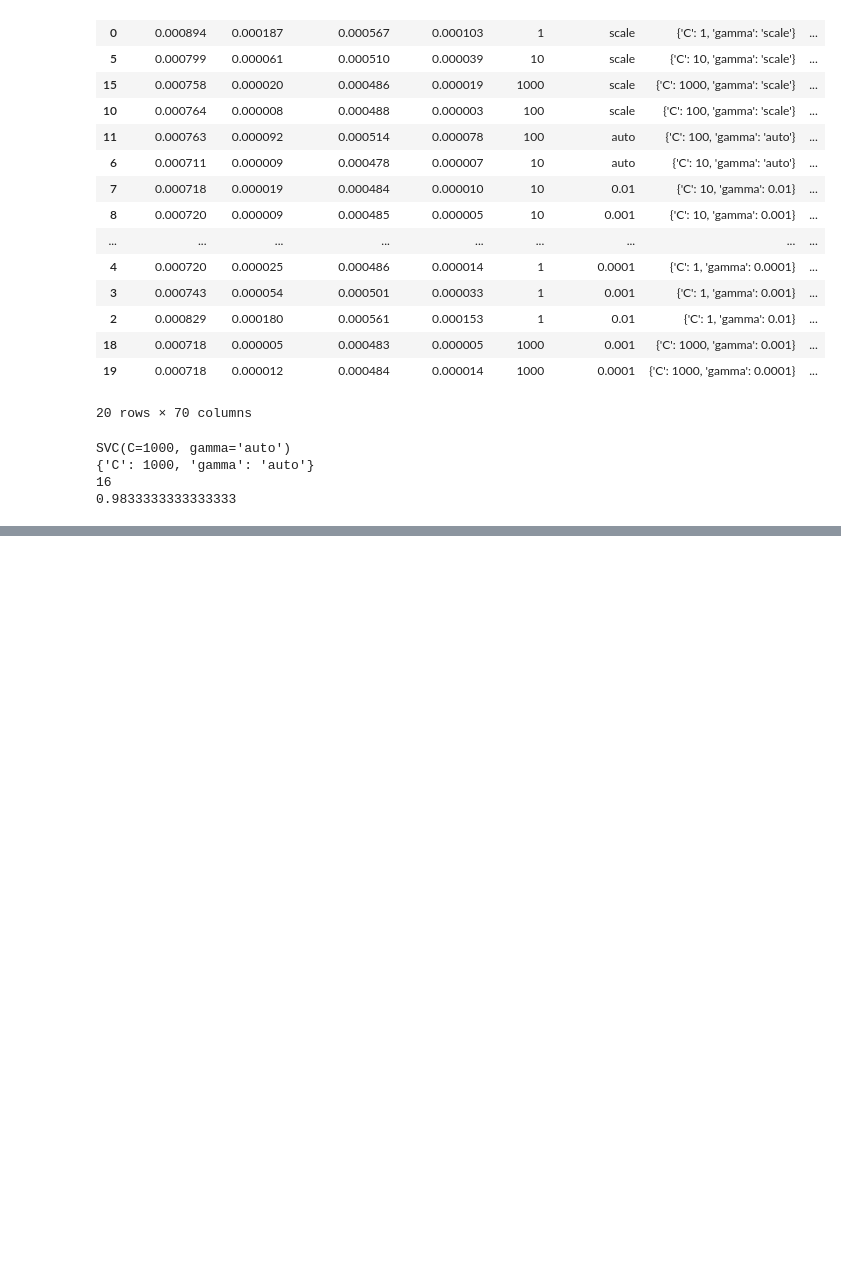
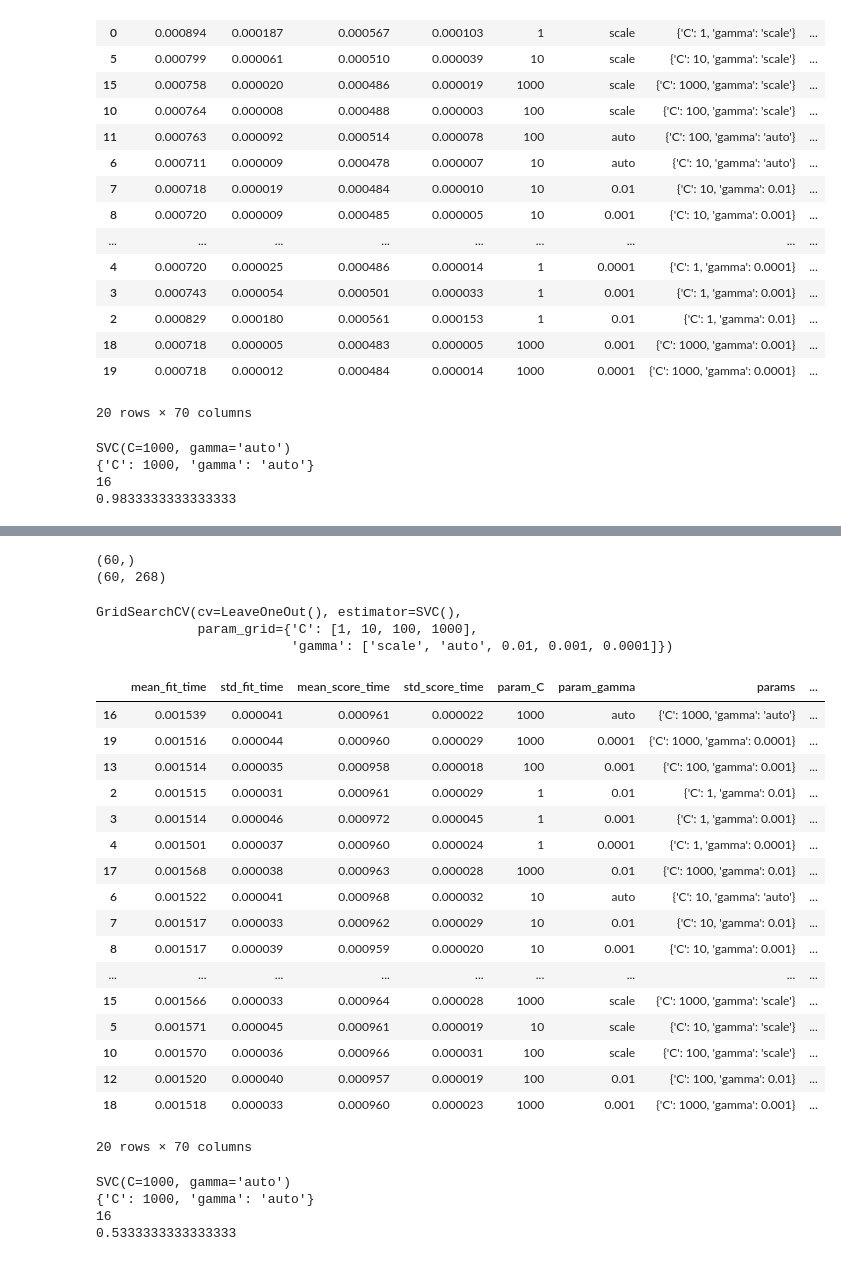
Before and after one commit to jplineb/Scratch-Work, a Jupyter notebook: SVM_brain/exploring_svms.ipynb, the cells around one changed output, grey strips where cells are left out. Drawn from its saved outputs; the diff is of its cells as text; code cells hidden in the pictures; blank space fills up the shorter version.

```diff
--- a/SVM_brain/exploring_svms.ipynb
+++ b/SVM_brain/exploring_svms.ipynb
@@ -197,0 +244,58 @@ pd.DataFrame(grid.cv_results_).sort_values('mean_test_score', ascending=False).t
+# %%
+y = eig_centrality_df.iloc[:,0]
+X = abs(eig_centrality_df.iloc[:,1:])
+print(y.shape)
+print(X.shape)
+# %% [output]
+(60,)
+(60, 268)
+# %%
+params = {
+    'C': [1,10,100,1000],
+    'gamma': ['scale','auto',0.01, 0.001, 0.0001]
+}
+# %%
+# get cv
+loo = LeaveOneOut()
+
+# initalize model
+svm_clf = svm.SVC(kernel='rbf')
+grid = GridSearchCV(svm_clf, cv=loo, param_grid=params)
+# %%
+# fit the model
+grid.fit(X,y)
+# %% [output]
+GridSearchCV(cv=LeaveOneOut(), estimator=SVC(),
+             param_grid={'C': [1, 10, 100, 1000],
+                         'gamma': ['scale', 'auto', 0.01, 0.001, 0.0001]})
+# %%
+pd.DataFrame(grid.cv_results_).sort_values('mean_test_score', ascending=False)
+# %% [output]
+|  | mean_fit_time | std_fit_time | mean_score_time | std_score_time | param_C | param_gamma | params | ... |
+| 16 | 0.001539 | 0.000041 | 0.000961 | 0.000022 | 1000 | auto | {'C': 1000, 'gamma': 'auto'} | ... |
+| 19 | 0.001516 | 0.000044 | 0.000960 | 0.000029 | 1000 | 0.0001 | {'C': 1000, 'gamma': 0.0001} | ... |
+| 13 | 0.001514 | 0.000035 | 0.000958 | 0.000018 | 100 | 0.001 | {'C': 100, 'gamma': 0.001} | ... |
+| 2 | 0.001515 | 0.000031 | 0.000961 | 0.000029 | 1 | 0.01 | {'C': 1, 'gamma': 0.01} | ... |
+| 3 | 0.001514 | 0.000046 | 0.000972 | 0.000045 | 1 | 0.001 | {'C': 1, 'gamma': 0.001} | ... |
+| 4 | 0.001501 | 0.000037 | 0.000960 | 0.000024 | 1 | 0.0001 | {'C': 1, 'gamma': 0.0001} | ... |
+| 17 | 0.001568 | 0.000038 | 0.000963 | 0.000028 | 1000 | 0.01 | {'C': 1000, 'gamma': 0.01} | ... |
+| 6 | 0.001522 | 0.000041 | 0.000968 | 0.000032 | 10 | auto | {'C': 10, 'gamma': 'auto'} | ... |
+| 7 | 0.001517 | 0.000033 | 0.000962 | 0.000029 | 10 | 0.01 | {'C': 10, 'gamma': 0.01} | ... |
+| 8 | 0.001517 | 0.000039 | 0.000959 | 0.000020 | 10 | 0.001 | {'C': 10, 'gamma': 0.001} | ... |
+| ... | ... | ... | ... | ... | ... | ... | ... | ... |
+| 15 | 0.001566 | 0.000033 | 0.000964 | 0.000028 | 1000 | scale | {'C': 1000, 'gamma': 'scale'} | ... |
+| 5 | 0.001571 | 0.000045 | 0.000961 | 0.000019 | 10 | scale | {'C': 10, 'gamma': 'scale'} | ... |
+| 10 | 0.001570 | 0.000036 | 0.000966 | 0.000031 | 100 | scale | {'C': 100, 'gamma': 'scale'} | ... |
+| 12 | 0.001520 | 0.000040 | 0.000957 | 0.000019 | 100 | 0.01 | {'C': 100, 'gamma': 0.01} | ... |
+| 18 | 0.001518 | 0.000033 | 0.000960 | 0.000023 | 1000 | 0.001 | {'C': 1000, 'gamma': 0.001} | ... |
+20 rows × 70 columns
+# %%
+print(grid.best_estimator_)
+print(grid.best_params_)
+print(grid.best_index_)
+print(grid.best_score_)
+# %% [output]
+SVC(C=1000, gamma='auto')
+{'C': 1000, 'gamma': 'auto'}
+16
+0.5333333333333333
```
Also changed, not shown: parts of 5 cells of this notebook.
